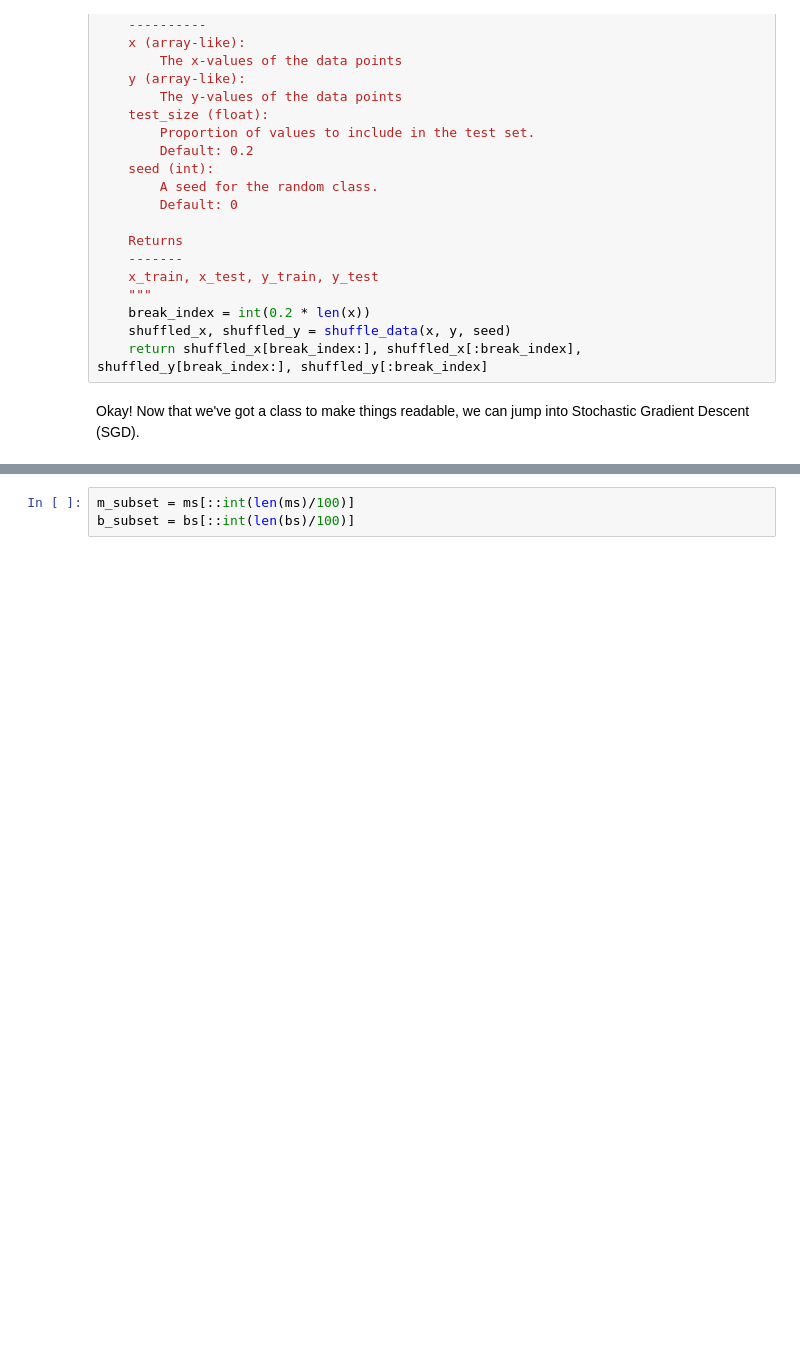
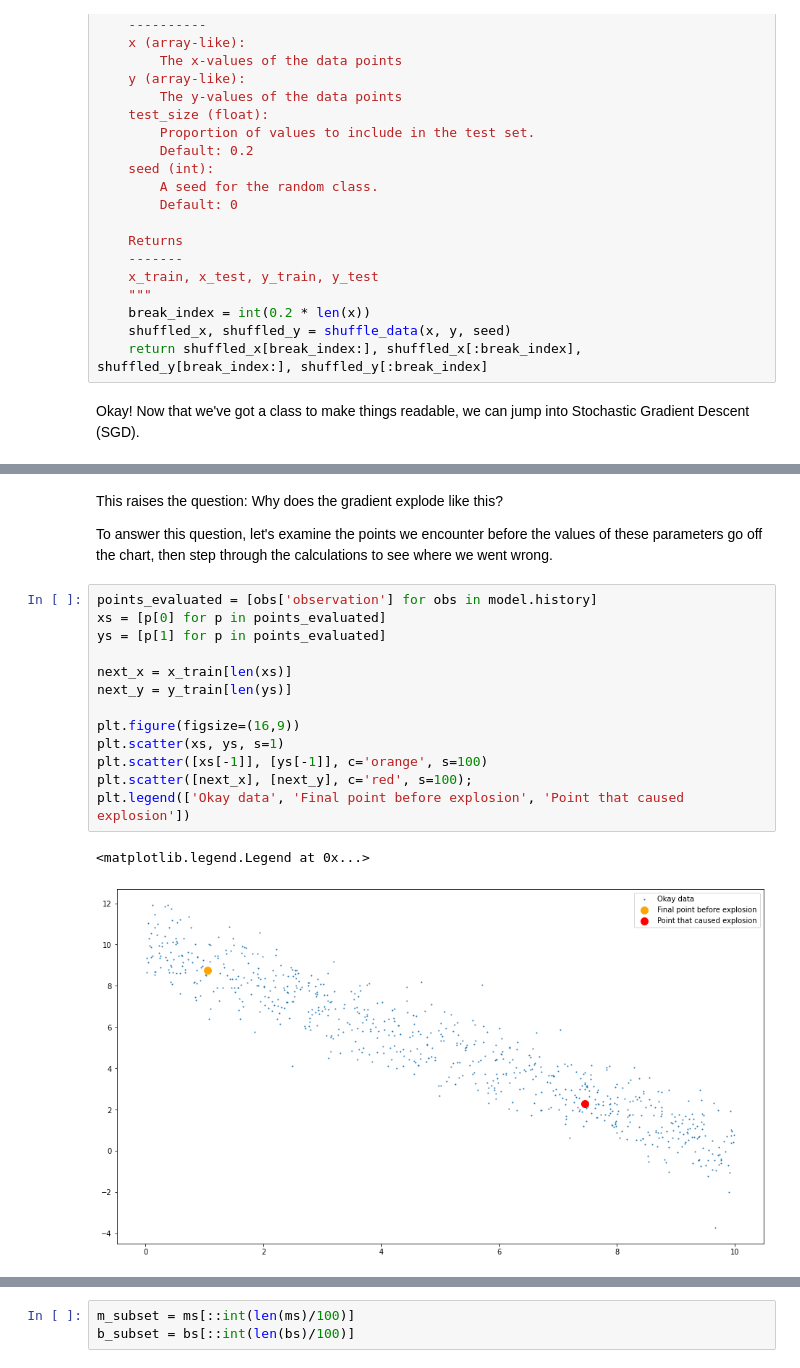
Before and after one commit to danhales/exploding-gradient, a Jupyter notebook: exploding-gradient.ipynb, the cells around one changed output, grey strips where cells are left out. Cells and saved outputs as stored; diff of their text form; blank space fills up the shorter version.

```diff
--- a/exploding-gradient.ipynb
+++ b/exploding-gradient.ipynb
@@ -457,3 +460,23 @@ len(model.history)
+# %% [markdown]
+This raises the question: Why does the gradient explode like this?
+
+To answer this question, let's examine the points we encounter before the values of these parameters go off the chart, then step through the calculations to see where we went wrong.
+# %%
+points_evaluated = [obs['observation'] for obs in model.history]
+xs = [p[0] for p in points_evaluated]
+ys = [p[1] for p in points_evaluated]
+
+next_x = x_train[len(xs)]
+next_y = y_train[len(ys)]
+
+plt.figure(figsize=(16,9))
+plt.scatter(xs, ys, s=1)
+plt.scatter([xs[-1]], [ys[-1]], c='orange', s=100)
+plt.scatter([next_x], [next_y], c='red', s=100);
+plt.legend(['Okay data', 'Final point before explosion', 'Point that caused explosion'])
+# %% [output]
+<matplotlib.legend.Legend at 0x...>
+[figure, added]
 # %%
 from linear_model import LinearModel
 import tqdm
```
Also changed, not shown: parts of 11 cells of this notebook.
